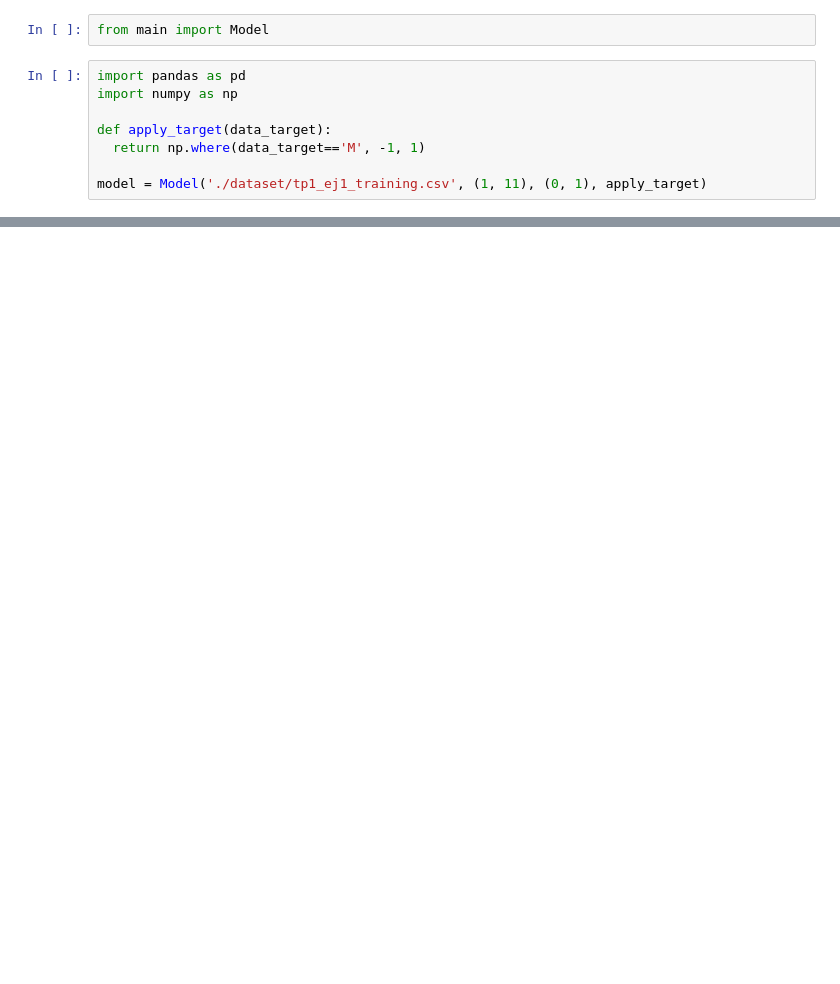
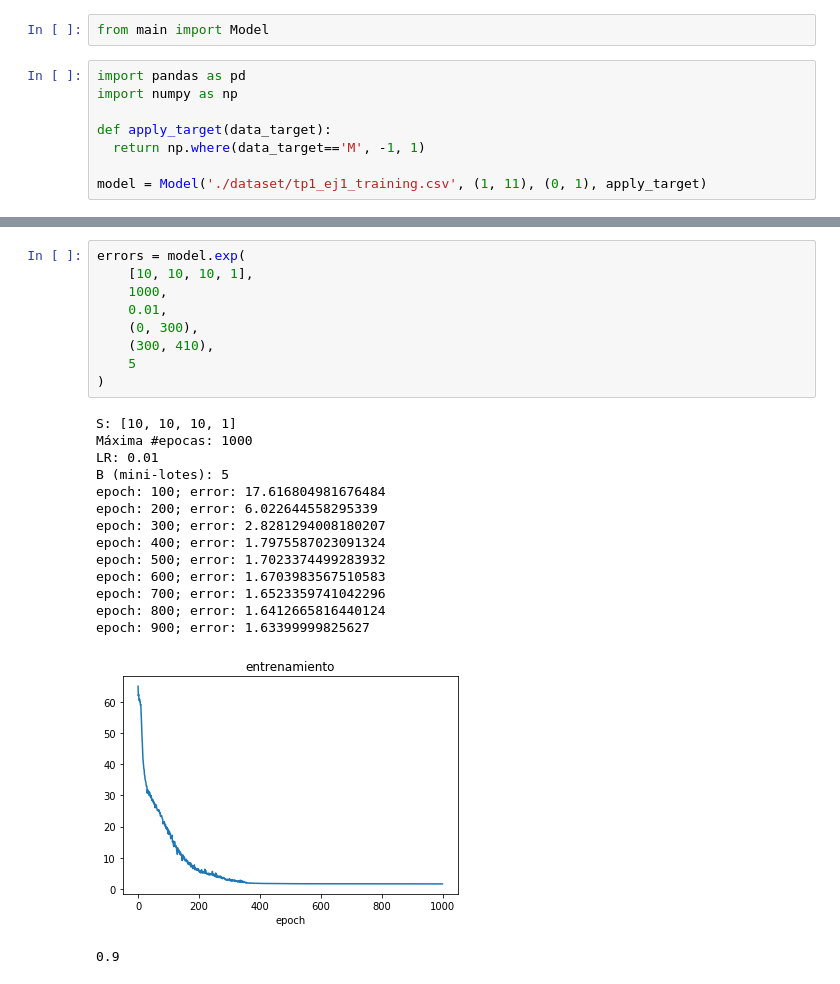
Before and after one commit to joaconafta/RedNeu-TP1, a Jupyter notebook: exp_ej1.ipynb, the cells around one changed output, grey strips where cells are left out. Drawn from its saved outputs; the diff is of its cells as text; blank space fills up the shorter version.

```diff
--- a/exp_ej1.ipynb
+++ b/exp_ej1.ipynb
@@ -31,0 +36,25 @@ epoch 900 - error 1.9088391947940067/200
+# %%
+errors = model.exp(
+    [10, 10, 10, 1],
+    1000,
+    0.01,
+    (0, 300),
+    (300, 410),
+    5
+)
+# %% [output]
+S: [10, 10, 10, 1]
+Máxima #epocas: 1000
+LR: 0.01
+B (mini-lotes): 5
+epoch: 100; error: 17.616804981676484
+epoch: 200; error: 6.022644558295339
+epoch: 300; error: 2.8281294008180207
+epoch: 400; error: 1.7975587023091324
+epoch: 500; error: 1.7023374499283932
+epoch: 600; error: 1.6703983567510583
+epoch: 700; error: 1.6523359741042296
+epoch: 800; error: 1.6412665816440124
+epoch: 900; error: 1.63399999825627
+[figure, added]
+0.9
```
Also changed, not shown: parts of 13 cells of this notebook, 1 other file.
